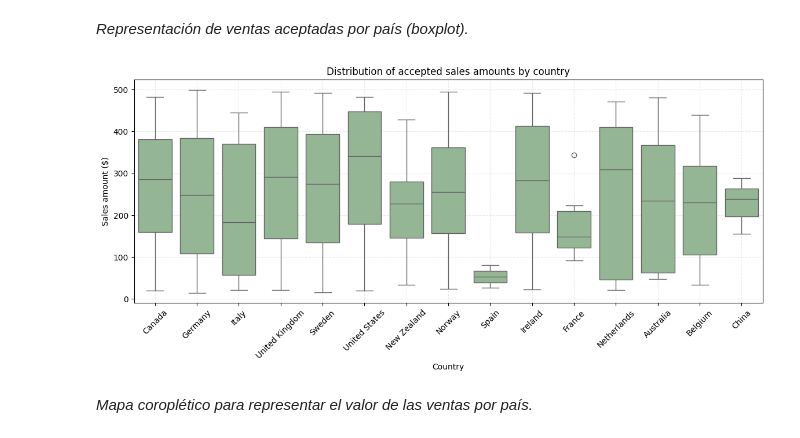
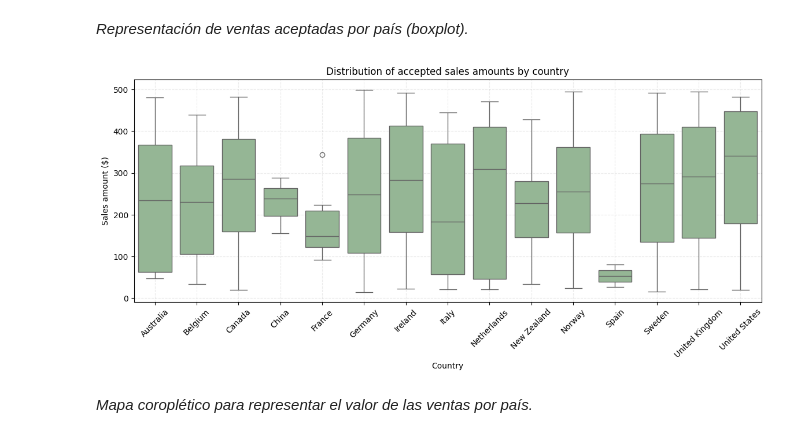
Before and after one commit to Muriburu/ITAcademy, a Jupyter notebook: Sprint 8 - Visualitzacions en Python Scripts en Power BI/Tarea S801.ipynb, the cells around one changed output. Drawn from its saved outputs; the diff is of its cells as text; code cells hidden in the pictures.

```diff
--- a/Sprint 8 - Visualitzacions en Python Scripts en Power BI/Tarea S801.ipynb
+++ b/Sprint 8 - Visualitzacions en Python Scripts en Power BI/Tarea S801.ipynb
@@ -26,10 +26,13 @@ Con un bucle for puedo recorrer las tablas con una query e ir guardándolas:
 query = "SELECT * FROM {tabla}
 Ver cómo se guardan las tablas, si están numeradas las puedo recorrer sin problemas."""
 
+import warnings
+warnings.filterwarnings("ignore")
+
 conexion = mysql.connector.connect(host='localhost',
                                database='new_transactions',
                                user='root',
-                               password='Gregorio@00')
+                               password='password')
 
 # Guardar tablas en un diccionario
 cursor = conexion.cursor()
@@ -307,18 +311,18 @@ plt.show()
 # %%
 # Unir transactions con companies para obtener el país del vendedor
 transactions_with_companies = dict_transactions['transactions'].merge(dict_transactions['companies'][['company_id', 'country']], on='company_id', how='left')
 
 plt.figure(figsize=(14, 5))
-sns.boxplot(x='country', y='amount', data=transactions_with_companies, color='darkseagreen')
+sns.boxplot(x='country', y='amount', data=transactions_with_companies, color='darkseagreen', order=country_sum_accepted_sales['country'])
 plt.xticks(rotation=45)
 plt.title("Distribution of accepted sales amounts by country")
 plt.xlabel("Country")
 plt.ylabel("Sales amount ($)")
 plt.grid(True, linestyle='--', alpha=0.25)
 
 plt.show()
 # %% [output]
-[figure, old version]
+[figure, new version]
 # %% [markdown]
 *Mapa coroplético para representar el valor de las ventas por país.*
 # %%
```
Also changed, not shown: parts of 12 cells of this notebook, 6 other files.
